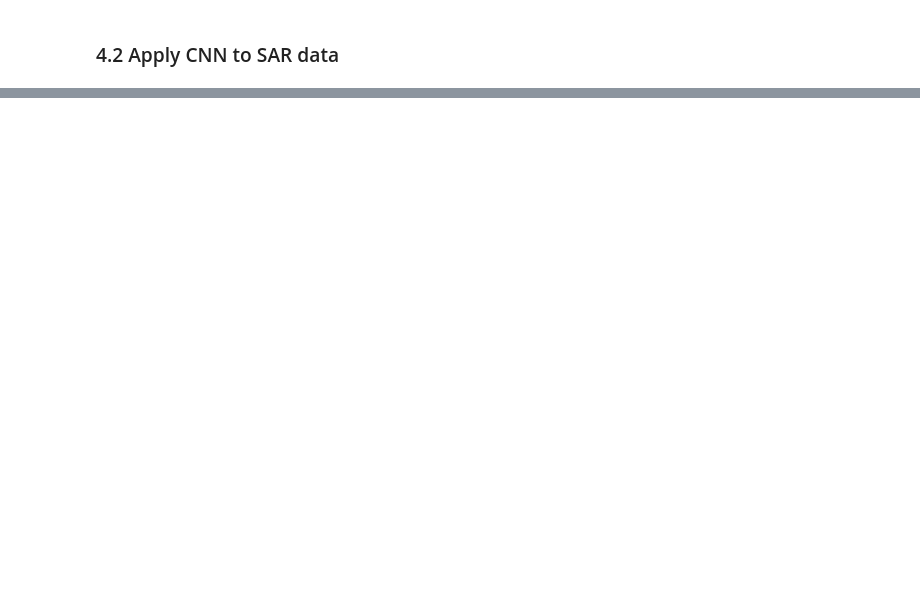
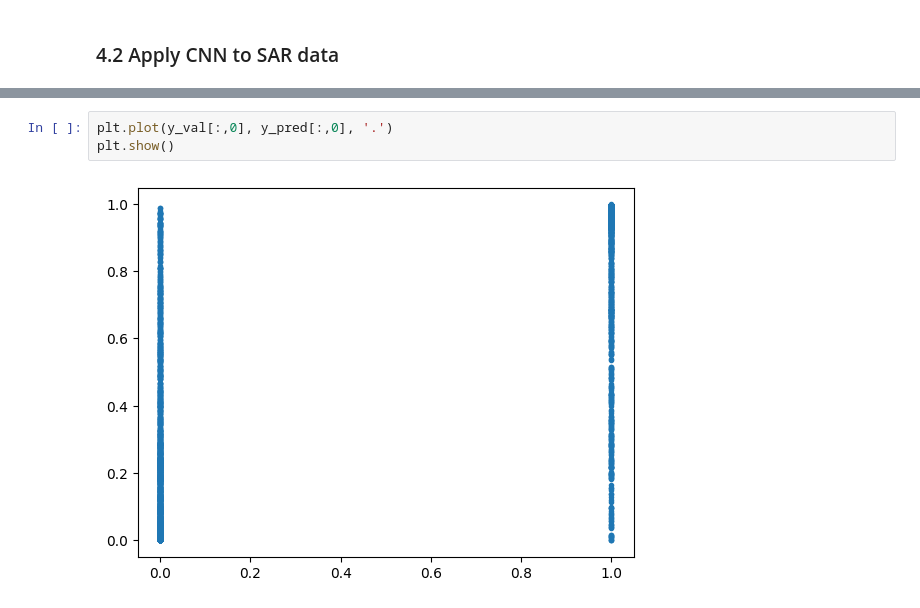
Before and after one commit to nansencenter/sea_ice_type_cnn_training, a Jupyter notebook: asip_v2/Exemple of data_generator.ipynb, the cells around one changed output, grey strips where cells are left out. Drawn from its saved outputs; the diff is of its cells as text; blank space fills up the shorter version.

```diff
--- a/asip_v2/Exemple of data_generator.ipynb
+++ b/asip_v2/Exemple of data_generator.ipynb
@@ -263,0 +345,5 @@ Do you have some time to explain the next steps in detail?
+# %%
+plt.plot(y_val[:,0], y_pred[:,0], '.')
+plt.show()
+# %% [output]
+[figure, added]
```
Also changed, not shown: parts of 26 cells of this notebook, 33 other files.
